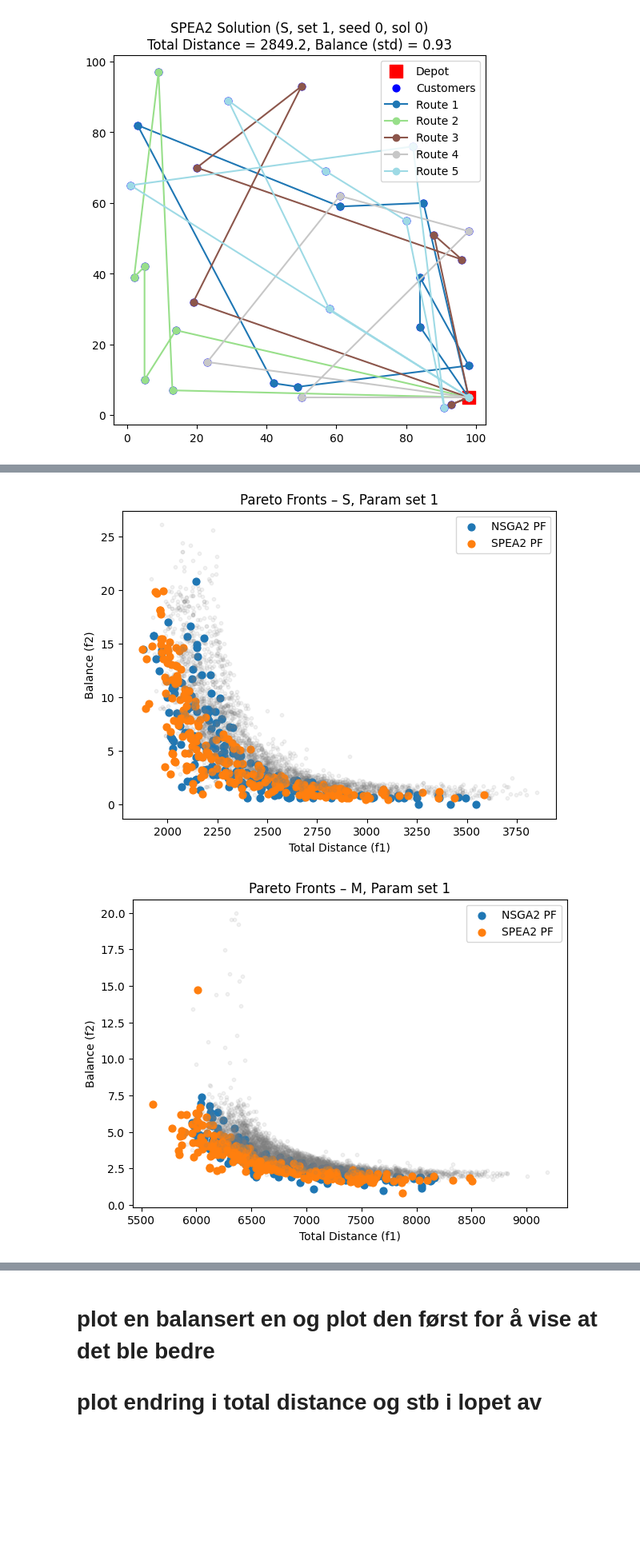
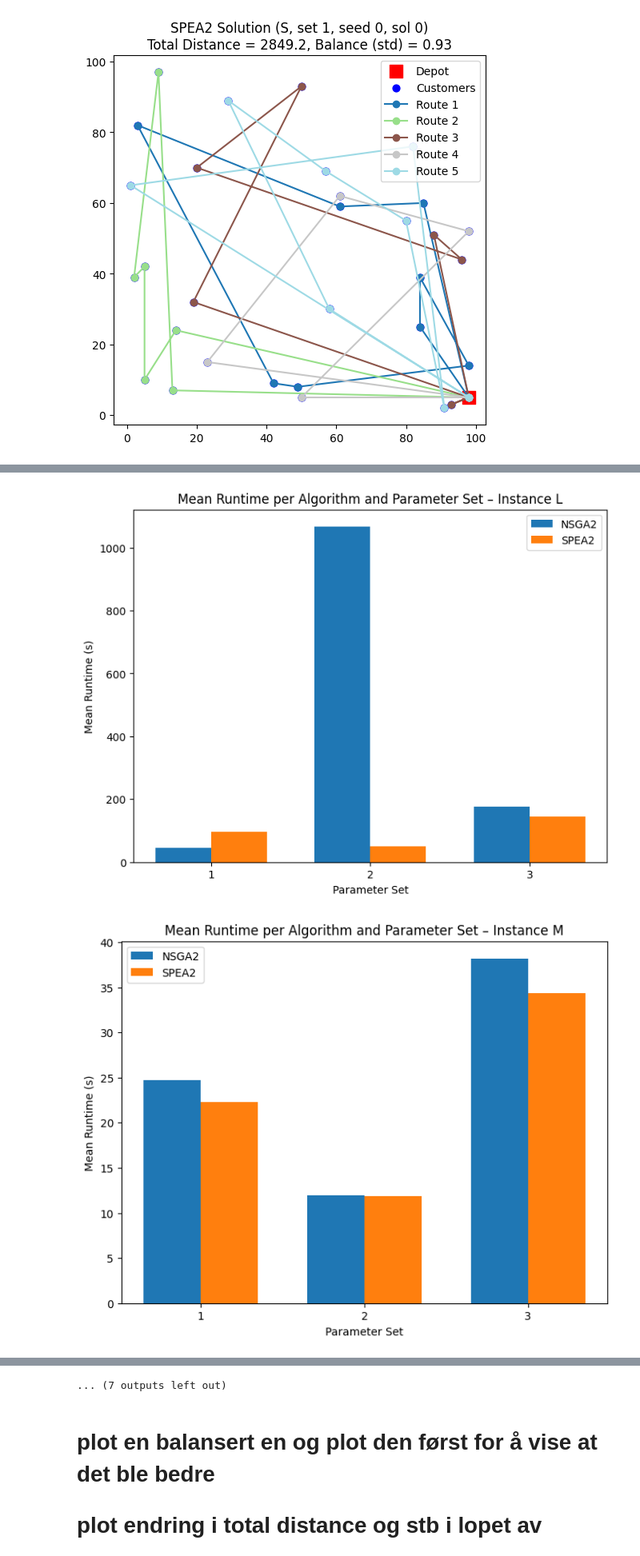
Before and after one commit to jofa016/ACIT4610---Mandatory-2, a Jupyter notebook: main.ipynb, the cells around one changed output, grey strips where cells are left out. Shown at 80% size. Drawn from its saved outputs; the diff is of its cells as text; code cells hidden in the pictures; blank space fills up the shorter version.

```diff
--- a/main.ipynb
+++ b/main.ipynb
@@ -754,6 +755,38 @@ def plot_pareto_fronts(df, instance, param_set):
     plt.title(f"Pareto Fronts – {instance}, Param set {param_set}")
     plt.legend()
     plt.show()
+def plot_mean_runtime_by_instance(df):
+    """Plot mean runtime per algorithm and parameter set, separately for each instance (S, M, L)."""
+    runtime_means = (
+        df.groupby(["instance","algo","param_set"])["runtime"]
+        .mean()
+        .reset_index()
+    )
+
+    instances = sorted(runtime_means["instance"].unique())
+    bar_width = 0.35
+
+    for inst in instances:
+        subset = runtime_means[runtime_means["instance"] == inst]
+
+        plt.figure(figsize=(8,6))
+        param_sets = sorted(subset["param_set"].unique())
+        x = range(len(param_sets))
+
+        for i, algo in enumerate(subset["algo"].unique()):
+            algo_subset = subset[subset["algo"] == algo]
+            plt.bar([p + i*bar_width for p in x],
+                    algo_subset["runtime"], width=bar_width, label=algo.upper())
+
+        plt.xticks([p + bar_width/2 for p in x], param_sets)
+        plt.xlabel("Parameter Set")
+        plt.ylabel("Mean Runtime (s)")
+        plt.title(f"Mean Runtime per Algorithm and Parameter Set – Instance {inst}")
+        plt.legend()
+        plt.show()
+
+
+plot_mean_runtime_by_instance(df_metrics)
 
 
 # Example plot: small instance, param_set
@@ -773,32 +806,47 @@ sns.boxplot(data=df_metrics, x="instance", y="HV", hue="algo")
 plt.title("Hypervolume comparison across instances")
 plt.show()
 
 plt.figure(figsize=(8,5))
 sns.boxplot(data=df_metrics, x="instance", y="IGD", hue="algo")
 plt.title("IGD comparison across instances")
 plt.show()
 
 plt.figure(figsize=(8,5))
 sns.boxplot(data=df_metrics, x="instance", y="Spread", hue="algo")
 plt.title("Spread comparison across instances")
 plt.show()
+
+plt.figure(figsize=(8,5))
+sns.boxplot(data=df_metrics, x="param_set", y="HV", hue="algo")
+plt.title("Hypervolume comparison across parameter sets")
+plt.show()
+
+plt.figure(figsize=(8,5))
+sns.boxplot(data=df_metrics, x="param_set", y="IGD", hue="algo")
+plt.title("IGD comparison across parameter sets")
+plt.show()
+
+plt.figure(figsize=(8,5))
+sns.boxplot(data=df_metrics, x="param_set", y="Spread", hue="algo")
+plt.title("Spread comparison across parameter sets")
+plt.show()
 # %% [output]
 Loaded runs: (360, 9)
   instance   algo  param_set  seed    runtime  evals  \
 0        S  nsga2          1     0  12.559103  50100
 1        S  nsga2          1     1  12.594244  50100
 2        S  nsga2          1     2  12.390250  50100
 3        S  nsga2          1     3  12.550180  50100
 4        S  nsga2          1     4  12.388164  50100
 
                                                    F  \
 0  [[2044.7837308757396, 8.491723912139395], [204...
 1  [[2286.6608401045296, 2.8722813232690143], [29...
 2  [[2035.7605979180412, 10.885052824860336], [22...
 ... (118 lines left out)
                3            56.876   29.813    23.146     3.688  72120.0  0.0
          spea2 1            84.707   52.035    11.033     0.114  50100.0  0.0
                2            63.642   44.581     5.779     0.065  24080.0  0.0
                3            84.191   93.061    16.677     0.334  72120.0  0.0
-[figure, old version]
+[figure, new version]
-[figure, old version]
+[figure, new version]
@@ -815,3 +862,4 @@ Loaded runs: (360, 9)
+... (7 outputs left out)
 # %% [markdown]
 # plot en balansert en og plot den først for å vise at det ble bedre
 # plot endring i total distance og stb i lopet av kjøringen
```
Also changed, not shown: parts of 3 cells of this notebook.
